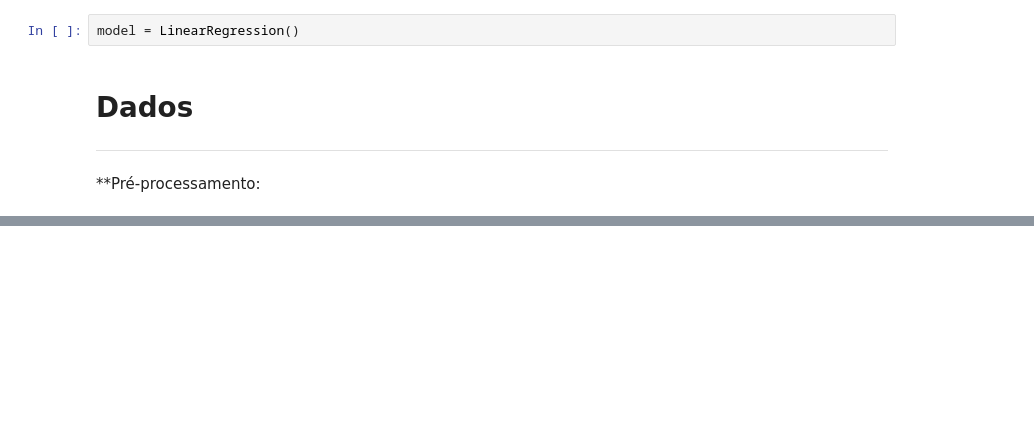
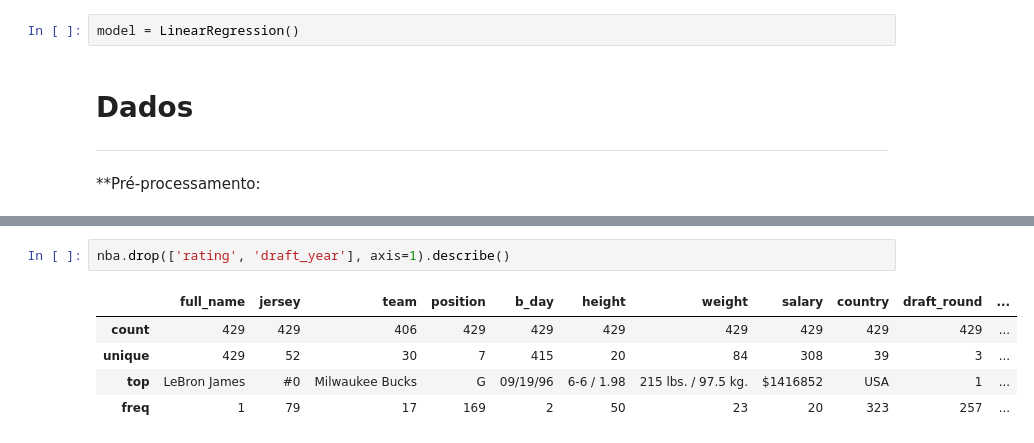
Before and after one commit to vinigm/Estudos, a Jupyter notebook: Machine_Learning.ipynb, the cells around one changed output, grey strips where cells are left out. Drawn from its saved outputs; the diff is of its cells as text; blank space fills up the shorter version.

```diff
--- a/Machine_Learning.ipynb
+++ b/Machine_Learning.ipynb
@@ -339,0 +382,8 @@ model = LinearRegression()
+# %%
+nba.drop(['rating', 'draft_year'], axis=1).describe()
+# %% [output]
+|  | full_name | jersey | team | position | b_day | height | weight | salary | country | draft_round | ... |
+| count | 429 | 429 | 406 | 429 | 429 | 429 | 429 | 429 | 429 | 429 | ... |
+| unique | 429 | 52 | 30 | 7 | 415 | 20 | 84 | 308 | 39 | 3 | ... |
+| top | LeBron James | #0 | Milwaukee Bucks | G | 09/19/96 | 6-6 / 1.98 | 215 lbs. / 97.5 kg. | $1416852 | USA | 1 | ... |
+| freq | 1 | 79 | 17 | 169 | 2 | 50 | 23 | 20 | 323 | 257 | ... |
```
Also changed, not shown: parts of 17 cells of this notebook.
